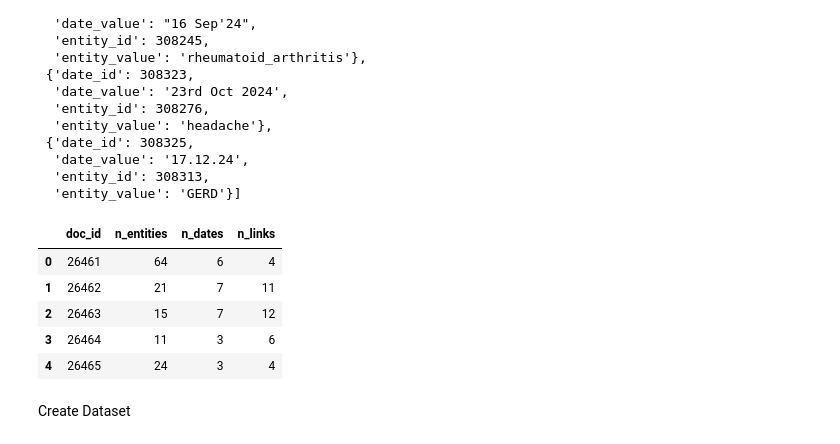
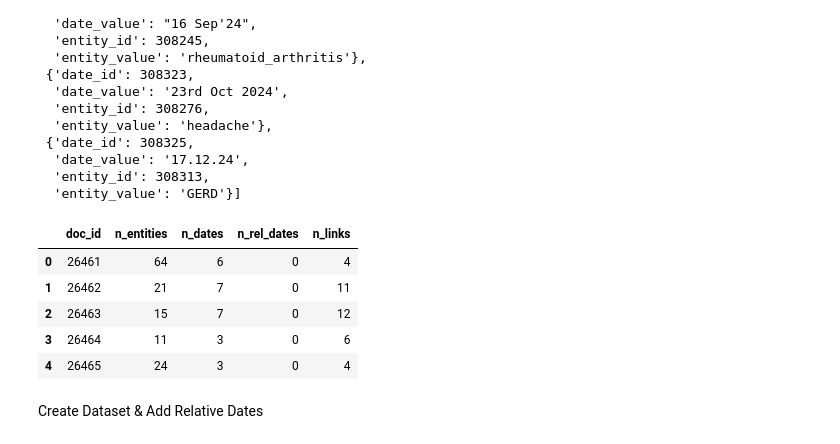
Before and after one commit to uclh-criu/patient-clinical-timeline-extraction, a Jupyter notebook: notebooks/create_dataset.ipynb, the cells around one changed output. Drawn from its saved outputs; the diff is of its cells as text; code cells hidden in the pictures.

```diff
--- a/notebooks/create_dataset.ipynb
+++ b/notebooks/create_dataset.ipynb
@@ -123,22 +123,23 @@ readable_links
 # %%
 #Run across all documents and summarize counts
 summary = []
 for d in docs:
     summary.append({
         "doc_id": d.get("id"),
         "n_entities": len(get_validated_entities(d, DATE_CUI)),
         "n_dates": len(get_validated_dates(d, DATE_CUI)),
-        "n_links": len(get_validated_links(d, DATE_CUI)),
+        "n_rel_dates": len(get_validated_relative_dates(d, RELATIVE_DATE_CUI)),
+        "n_links": len(get_validated_links(d, DATE_CUI, RELATIVE_DATE_CUI)),
     })
 
 pd.DataFrame(summary).sort_values("doc_id").reset_index(drop=True)
 # %% [output]
-|  | doc_id | n_entities | n_dates | n_links |
-| 0 | 26461 | 64 | 6 | 4 |
-| 1 | 26462 | 21 | 7 | 11 |
-| 2 | 26463 | 15 | 7 | 12 |
-| 3 | 26464 | 11 | 3 | 6 |
-| 4 | 26465 | 24 | 3 | 4 |
+|  | doc_id | n_entities | n_dates | n_rel_dates | n_links |
+| 0 | 26461 | 64 | 6 | 0 | 4 |
+| 1 | 26462 | 21 | 7 | 0 | 11 |
+| 2 | 26463 | 15 | 7 | 0 | 12 |
+| 3 | 26464 | 11 | 3 | 0 | 6 |
+| 4 | 26465 | 24 | 3 | 0 | 4 |
 # %% [markdown]
-Create Dataset
+Create Dataset & Add Relative Dates
 # %%
```
Also changed, not shown: parts of 7 cells of this notebook, 2 other files.
